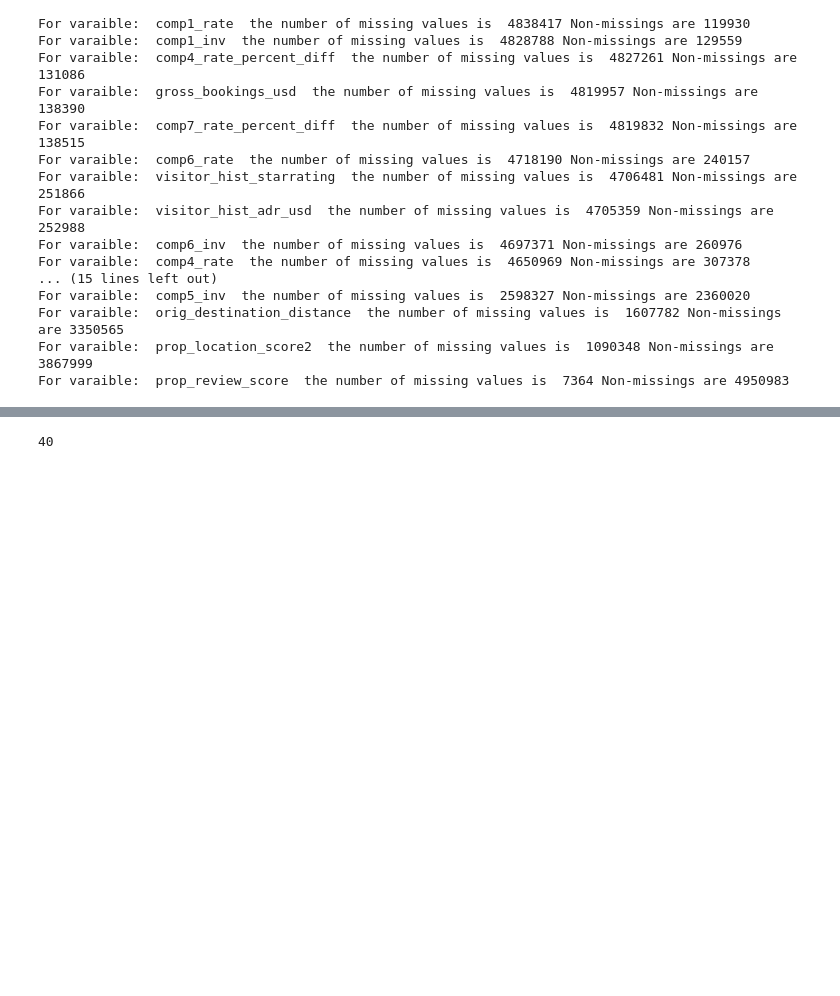
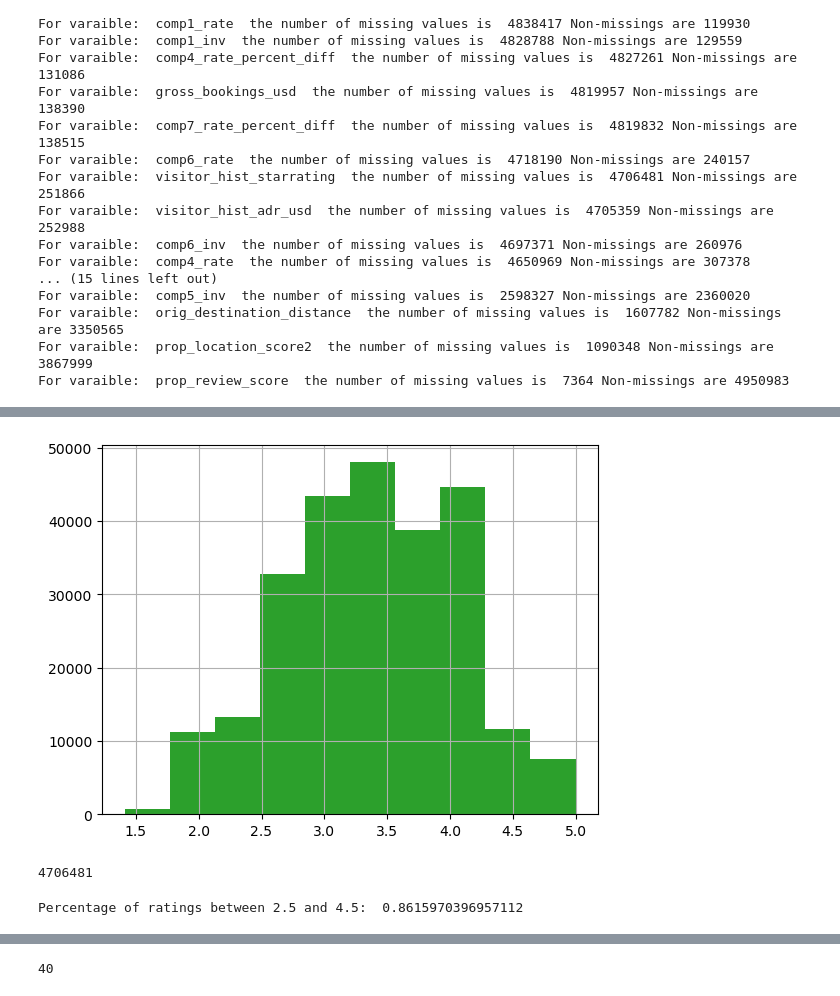
Before and after one commit to Frederikevanesch/Data-mining-assignment-2, a Jupyter notebook: Data_exploration_Atanas.ipynb, the cells around one changed output, grey strips where cells are left out. Drawn from its saved outputs; the diff is of its cells as text; code cells hidden in the pictures; blank space fills up the shorter version.

```diff
--- a/Data_exploration_Atanas.ipynb
+++ b/Data_exploration_Atanas.ipynb
@@ -158,0 +334,15 @@ For varaible:  prop_review_score  the number of missing values is  7364 Non-miss
+# %%
+df['visitor_hist_starrating'].hist()
+plt.show()
+# %% [output]
+[figure, added]
+# %%
+# Serious amount of the varaibles are missing
+print(df['visitor_hist_starrating'].isna().sum())
+# %% [output]
+4706481
+# %%
+filtered_ratings = df['visitor_hist_starrating'].where((df['visitor_hist_starrating'] >= 2.5) & (df['visitor_hist_starrating'] <= 4.5))
+print("Percentage of ratings between 2.5 and 4.5: ", filtered_ratings.count()/df['visitor_hist_starrating'].count())
+# %% [output]
+Percentage of ratings between 2.5 and 4.5:  0.8615970396957112
```
Also changed, not shown: parts of 36 cells of this notebook.
